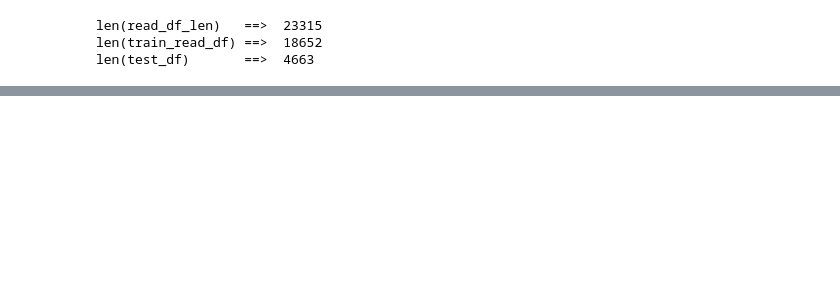
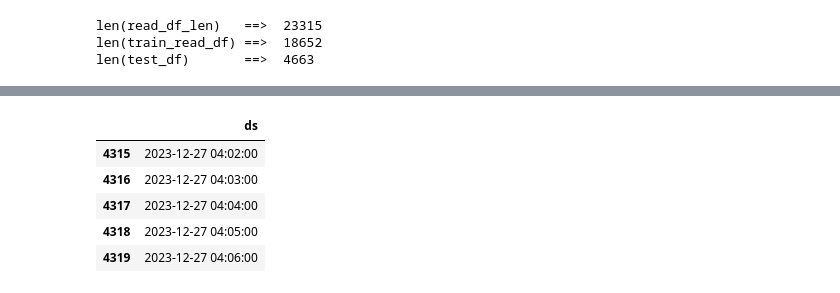
Before and after one commit to mphani/ts_prophet, a Jupyter notebook: actual_as_prophet.ipynb, the cells around one changed output, grey strips where cells are left out. Cells and saved outputs as stored; diff of their text form; code cells hidden in the pictures; blank space fills up the shorter version.

```diff
--- a/actual_as_prophet.ipynb
+++ b/actual_as_prophet.ipynb
@@ -87,5 +97,5 @@ prophet_read_df = train_read_df[ ["date_from_utc", "metric_value"] ].copy()
 prophet_read_df['date_from_utc'] = pd.to_datetime(prophet_read_df['date_from_utc'], format='%Y-%m-%d %H:%M:%S')
 # %%
 prophet_read_df.rename(columns={"date_from_utc": "ds", "metric_value": "y"}, inplace=True)
-prophet_read_df=prophet_read_df.reindex()
+prophet_read_df=prophet_read_df.reset_index()
 prophet_read_df.info()
@@ -138,6 +176,14 @@ m.fit(prophet_read_df)
 # %%
 # 1440 = 24 * 60 minutes
+# 4320 = 1440 * 3 days
 
 #
-# future = m.make_future_dataframe(periods= 1440, freq="T", include_history=True)
-# future.tail()
+future = m.make_future_dataframe(periods= 4320, freq="T", include_history=False)
+future.tail()
+# %% [output]
+|  | ds |
+| 4315 | 2023-12-27 04:02:00 |
+| 4316 | 2023-12-27 04:03:00 |
+| 4317 | 2023-12-27 04:04:00 |
+| 4318 | 2023-12-27 04:05:00 |
+| 4319 | 2023-12-27 04:06:00 |
```
Also changed, not shown: parts of 17 cells of this notebook.
